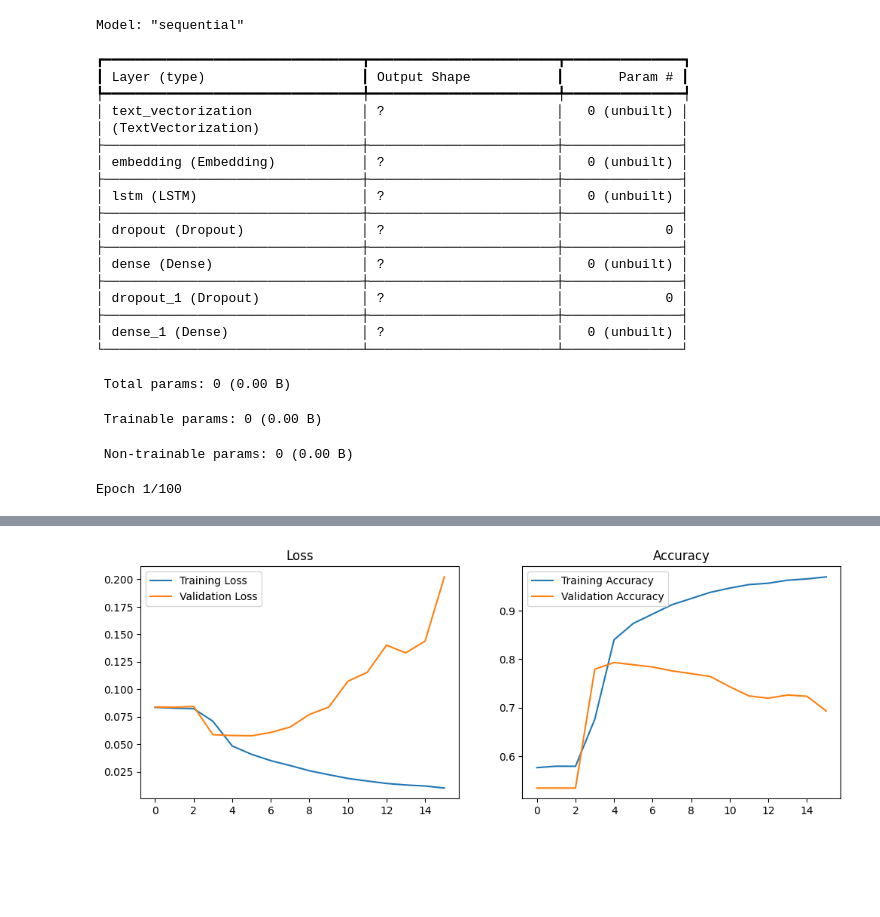
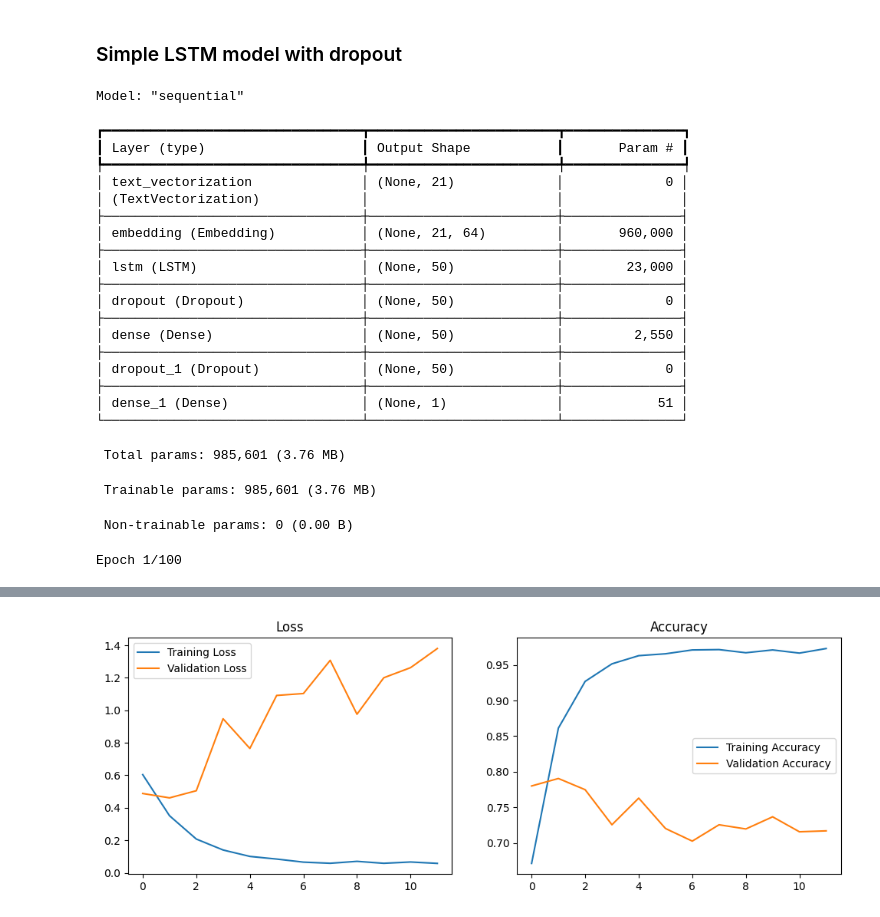
Before and after one commit to bharath1097/disaster_tweets_classification, a Jupyter notebook: disaster_tweets_classification.ipynb, the cells around one changed output, grey strips where cells are left out. Drawn from its saved outputs; the diff is of its cells as text; code cells hidden in the pictures; blank space fills up the shorter version.

Commit message:
Added multiple models for comparison

```diff
--- a/disaster_tweets_classification.ipynb
+++ b/disaster_tweets_classification.ipynb
@@ -121,10 +95,12 @@ from sklearn.feature_extraction._stop_words import ENGLISH_STOP_WORDS
 from wordcloud import WordCloud
 import re
 
-# TODO: Filter out URLs
-# TODO: Filter out non-english text
+
 def clean_text(text):
-    text = text.lower()
+    """
+    Cleans text by removing urls, html escape characters, punctuation, numbers and non-english characters.
+    Also removes stop words and lowercases the text.
+    """
     # Remove urls from text
     text = re.sub(r'https?://\S+|www\.\S+', '', text)
     # Remove html escape characters
@@ -132,12 +108,14 @@ def clean_text(text):
     text = re.sub(r'&lt;', '<', text)
     text = re.sub(r'&gt;', '>', text)
     # Remove punctuation and numbers
-    text = re.sub(r'[^\w\s]', ' ', text)
+    text = re.sub(r'[^\w\s]', '', text)
     text = re.sub(r'\d+', ' ', text)
     # Remove non-english characters
     text = re.sub(r'[^a-zA-Z\s]', '', text)
+    # Lowercase the text
+    text = text.lower()
 
     text = ' '.join([word for word in text.split()
                      if word not in ENGLISH_STOP_WORDS
-                     if word not in ['s', 're', 'm', 've', 't', 'new', 'people']])
+                     if word not in ['s', 're', 'm', 've', 't']])
     return text
@@ -180,0 +173,10 @@ I0000 00:00:1749367868.202531  175773 pluggable_device_factory.cc:271] Created T
+# %%
+
+# Setting vocabulary to 15000 and max sequence length to 21
+vocab_size = 15000
+# Since I already cleaned the text, I will set the standardize parameter to None
+text_vec_layer = layers.TextVectorization(max_tokens=vocab_size, output_sequence_length=21, standardize=None)
+text_vec_layer.adapt(train_df['text'].values)
+
+print(f'Vocabulary size: {len(text_vec_layer.get_vocabulary())}')
+print(text_vec_layer.get_vocabulary()[:10])
@@ -180,0 +215,3 @@ I0000 00:00:1749367868.202531  175773 pluggable_device_factory.cc:271] Created T
+# %%
+embedding_layer = layers.Embedding(input_dim=vocab_size, output_dim=64)
+embedding_layer(text_vec_layer(train_df['text'].values[:3]))
@@ -181,11 +322,12 @@ I0000 00:00:1749367868.202531  175773 pluggable_device_factory.cc:271] Created T
+# %% [markdown]
+### Simple LSTM model with dropout
 # %%
+# LSTM model
 model = models.Sequential([
-    # layers.InputLayer(shape=Xtrain.shape[1:]),
+    layers.InputLayer(shape=train_df['text'].values.shape[1:], dtype=tf.string),
     text_vec_layer,
-    layers.Embedding(vocab_size, embedding_dim),
-    # layers.Dropout(0.2),
+    embedding_layer,
     layers.LSTM(50),
-    #layers.Bidirectional(layers.LSTM(50)),
     layers.Dropout(0.2),
     layers.Dense(50, activation='relu'),
     layers.Dropout(0.5),
@@ -198,30 +340,26 @@ Model: "sequential"
 ┏━━━━━━━━━━━━━━━━━━━━━━━━━━━━━━━━━┳━━━━━━━━━━━━━━━━━━━━━━━━┳━━━━━━━━━━━━━━━┓
 ┃ Layer (type)                    ┃ Output Shape           ┃       Param # ┃
 ┡━━━━━━━━━━━━━━━━━━━━━━━━━━━━━━━━━╇━━━━━━━━━━━━━━━━━━━━━━━━╇━━━━━━━━━━━━━━━┩
-│ text_vectorization              │ ?                      │   0 (unbuilt) │
+│ text_vectorization              │ (None, 21)             │             0 │
 │ (TextVectorization)             │                        │               │
 ├─────────────────────────────────┼────────────────────────┼───────────────┤
-│ embedding (Embedding)           │ ?                      │   0 (unbuilt) │
+│ embedding (Embedding)           │ (None, 21, 64)         │       960,000 │
 ├─────────────────────────────────┼────────────────────────┼───────────────┤
-│ lstm (LSTM)                     │ ?                      │   0 (unbuilt) │
+│ lstm (LSTM)                     │ (None, 50)             │        23,000 │
 ├─────────────────────────────────┼────────────────────────┼───────────────┤
-│ dropout (Dropout)               │ ?                      │             0 │
+│ dropout (Dropout)               │ (None, 50)             │             0 │
 ├─────────────────────────────────┼────────────────────────┼───────────────┤
-│ dense (Dense)                   │ ?                      │   0 (unbuilt) │
+│ dense (Dense)                   │ (None, 50)             │         2,550 │
 ├─────────────────────────────────┼────────────────────────┼───────────────┤
-│ dropout_1 (Dropout)             │ ?                      │             0 │
+│ dropout_1 (Dropout)             │ (None, 50)             │             0 │
 ├─────────────────────────────────┼────────────────────────┼───────────────┤
-│ dense_1 (Dense)                 │ ?                      │   0 (unbuilt) │
+│ dense_1 (Dense)                 │ (None, 1)              │            51 │
 └─────────────────────────────────┴────────────────────────┴───────────────┘
- Total params: 0 (0.00 B)
+ Total params: 985,601 (3.76 MB)
- Trainable params: 0 (0.00 B)
+ Trainable params: 985,601 (3.76 MB)
  Non-trainable params: 0 (0.00 B)
 # %%
 model = train_model(model, 'lstm_model', train_df['text'].values, train_df['target'],
-                    epochs=100, batch_size=32, optimizer=keras.optimizers.Adam(learning_rate=0.0001),
-                    loss=keras.losses.BinaryFocalCrossentropy(apply_class_balancing=True, alpha=0.4))
-
-# model = train_model(model, 'lstm_model', train_df['text'].values, train_df['target'],
-#                     epochs=100, batch_size=32)
+                    epochs=100, batch_size=32)
 # %% [output]
 Epoch 1/100
@@ -246,4 +384,4 @@ Epoch 16: early stopping
-[figure, old version]
+[figure, new version]
 # %%
 Ypred = model.predict(test_df['text'].values)
 Ypred = np.round(Ypred).astype(int)
```
Also changed, not shown: parts of 31 cells of this notebook.
